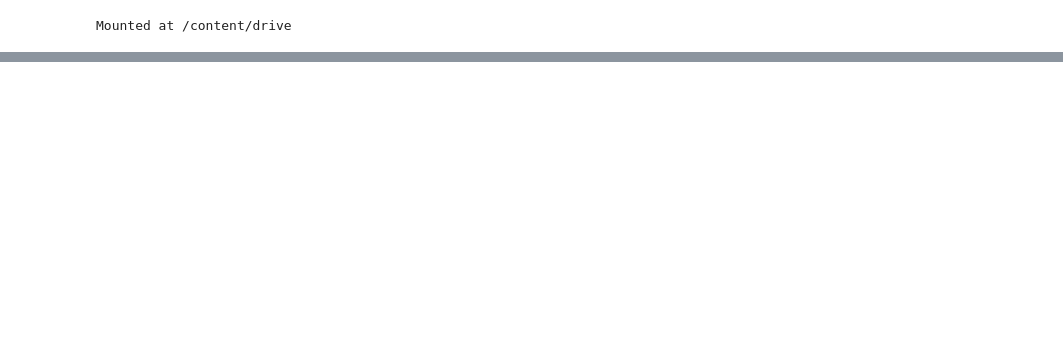
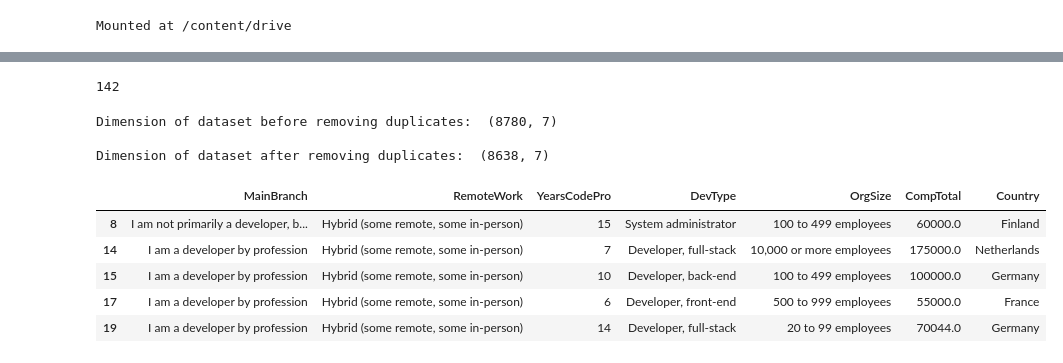
Before and after one commit to Afsoon-Ghazanfari/Salary-Predictor, a Jupyter notebook: main.ipynb, the cells around one changed output, grey strips where cells are left out. Saved outputs shown, nothing was run; the diff lists cells and outputs as text; code cells hidden in the pictures; blank space fills up the shorter version.

```diff
--- a/main.ipynb
+++ b/main.ipynb
@@ -22,0 +134,2 @@ df.head()
+# %%
+df_new=df_new.dropna()
@@ -22,0 +147,27 @@ df.head()
+# %%
+df_new['YearsCodePro']=df_new['YearsCodePro'].replace('Less than 1 year',0)
+df_new['YearsCodePro']=df_new['YearsCodePro'].replace('More than 50 years',51)
+df_new['YearsCodePro']=df_new['YearsCodePro'].astype(int)
+# %%
+display(df_new.duplicated().sum())
+# %% [output]
+142
+# %%
+def remove_duplicate(df):
+    print("\nDimension of dataset before removing duplicates: ", df.shape)
+    df = df.drop_duplicates(keep='first')
+    print("\nDimension of dataset after removing duplicates: ", df.shape)
+    return df
+
+df_new = remove_duplicate(df_new)
+display(df_new.head())
+# %% [output]
+Dimension of dataset before removing duplicates:  (8780, 7)
+
+Dimension of dataset after removing duplicates:  (8638, 7)
+|  | MainBranch | RemoteWork | YearsCodePro | DevType | OrgSize | CompTotal | Country |
+| 8 | I am not primarily a developer, b... | Hybrid (some remote, some in-person) | 15 | System administrator | 100 to 499 employees | 60000.0 | Finland |
+| 14 | I am a developer by profession | Hybrid (some remote, some in-person) | 7 | Developer, full-stack | 10,000 or more employees | 175000.0 | Netherlands |
+| 15 | I am a developer by profession | Hybrid (some remote, some in-person) | 10 | Developer, back-end | 100 to 499 employees | 100000.0 | Germany |
+| 17 | I am a developer by profession | Hybrid (some remote, some in-person) | 6 | Developer, front-end | 500 to 999 employees | 55000.0 | France |
+| 19 | I am a developer by profession | Hybrid (some remote, some in-person) | 14 | Developer, full-stack | 20 to 99 employees | 70044.0 | Germany |
```
Also changed, not shown: parts of 25 cells of this notebook.
